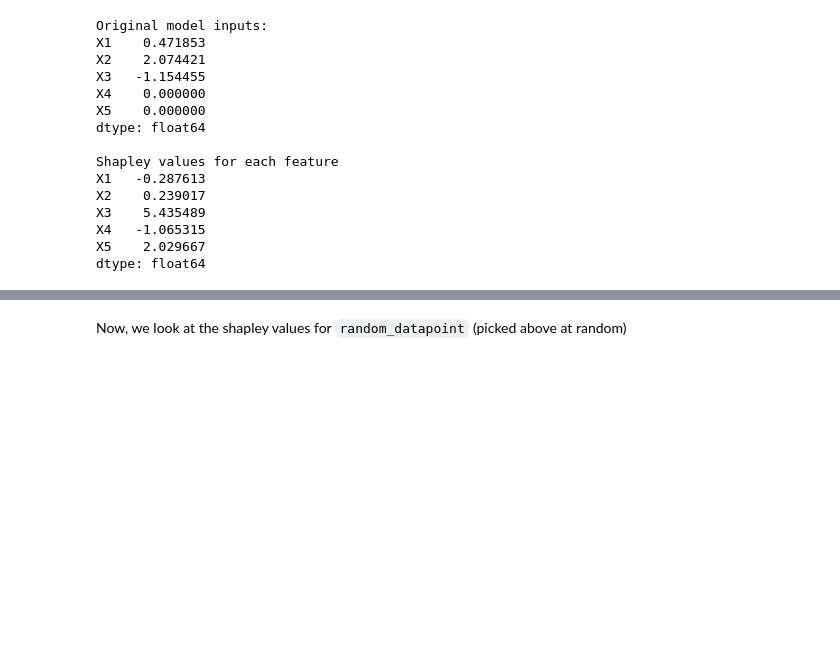
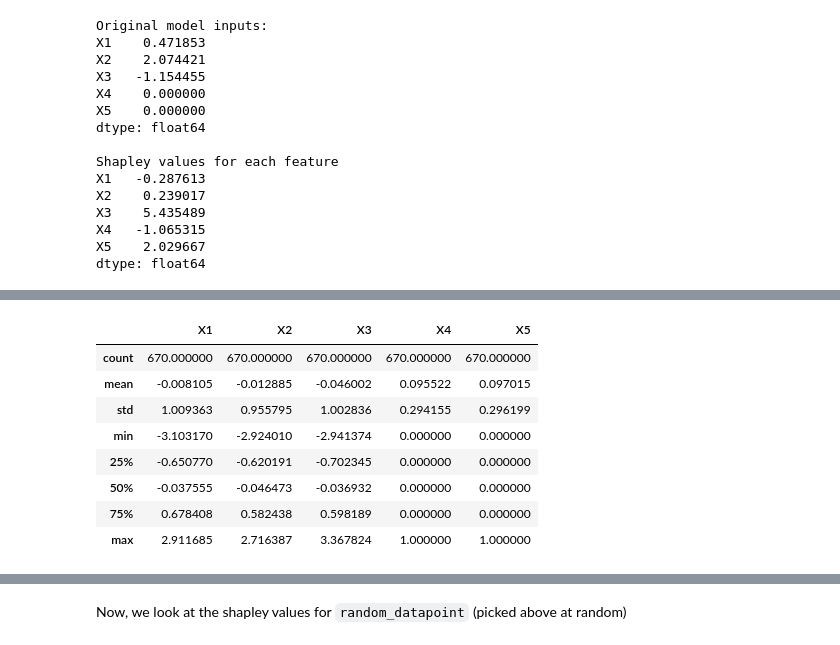
Before and after one commit to andrewherren/explainability-analysis, a Jupyter notebook: Explainability Analysis.ipynb, the cells around one changed output, grey strips where cells are left out. Cells and saved outputs as stored; diff of their text form; code cells hidden in the pictures; blank space fills up the shorter version.

```diff
--- a/Explainability Analysis.ipynb
+++ b/Explainability Analysis.ipynb
@@ -289,0 +294,12 @@ So the biggest contributing factor to the difference in average predictions is a
+# %%
+pd.DataFrame(X_train_raw).describe()
+# %% [output]
+|  | X1 | X2 | X3 | X4 | X5 |
+| count | 670.000000 | 670.000000 | 670.000000 | 670.000000 | 670.000000 |
+| mean | -0.008105 | -0.012885 | -0.046002 | 0.095522 | 0.097015 |
+| std | 1.009363 | 0.955795 | 1.002836 | 0.294155 | 0.296199 |
+| min | -3.103170 | -2.924010 | -2.941374 | 0.000000 | 0.000000 |
+| 25% | -0.650770 | -0.620191 | -0.702345 | 0.000000 | 0.000000 |
+| 50% | -0.037555 | -0.046473 | -0.036932 | 0.000000 | 0.000000 |
+| 75% | 0.678408 | 0.582438 | 0.598189 | 0.000000 | 0.000000 |
+| max | 2.911685 | 2.716387 | 3.367824 | 1.000000 | 1.000000 |
```
Also changed, not shown: parts of 79 cells of this notebook.
